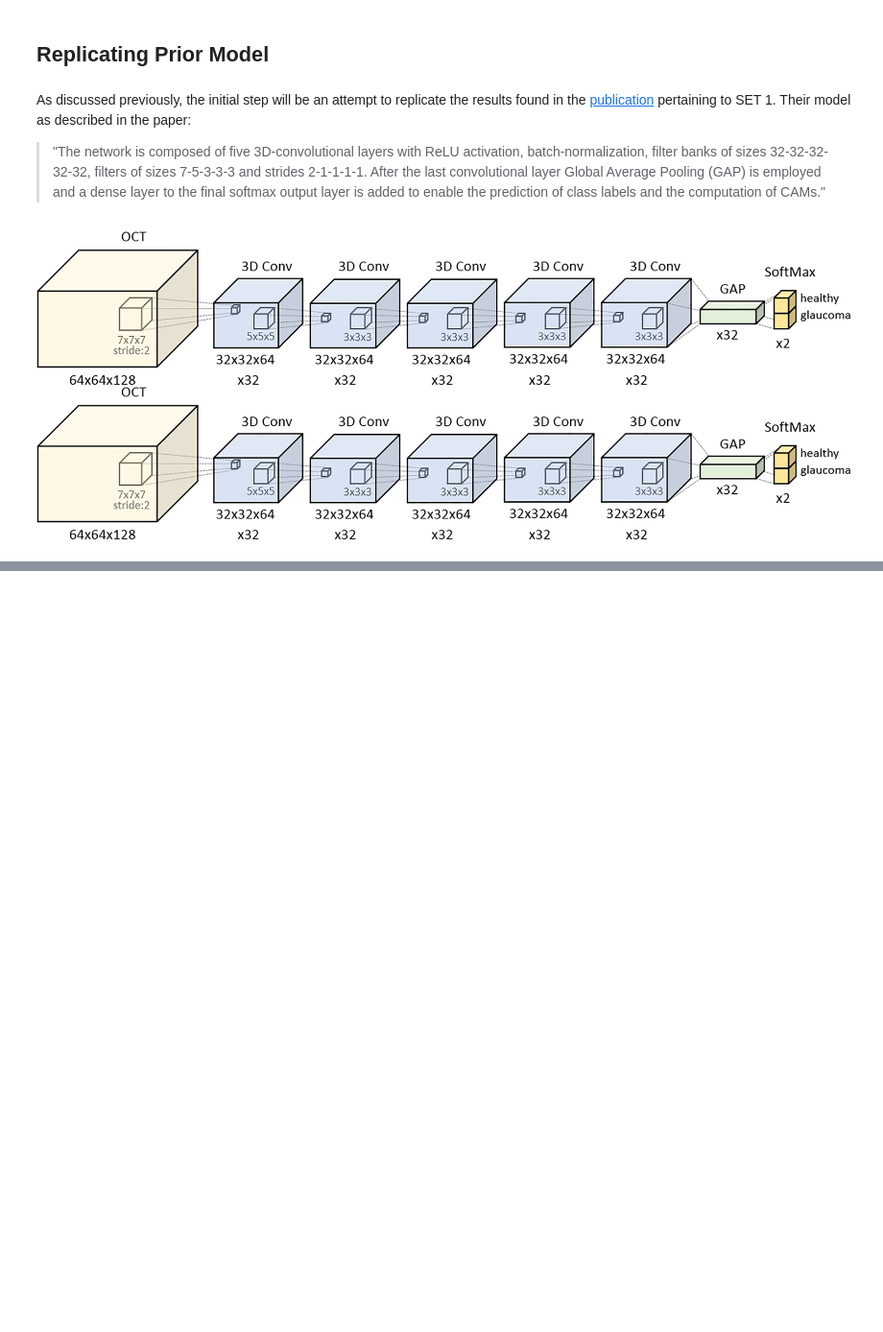
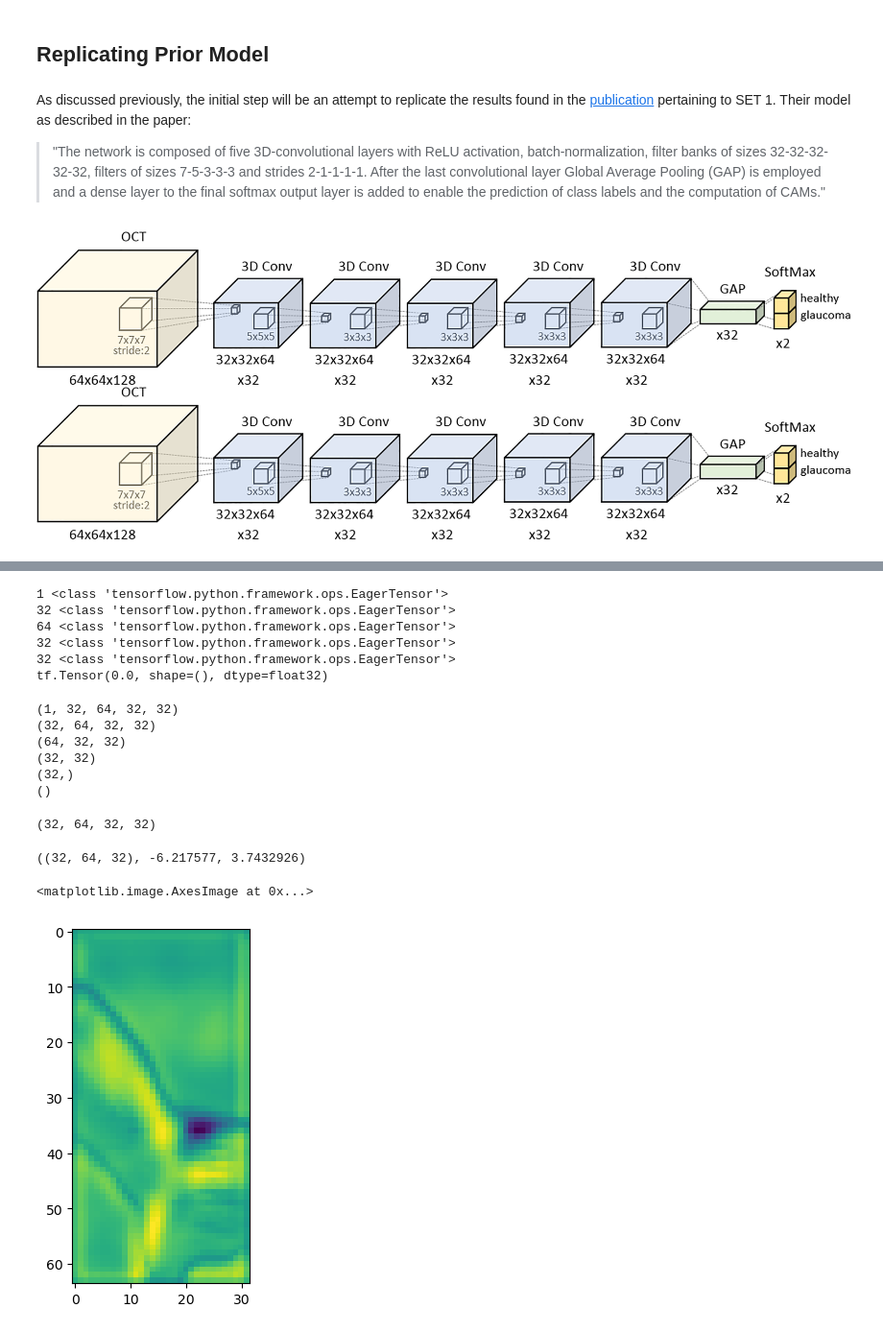
Before and after one commit to tbchuotmd/OCTCV, a Jupyter notebook: p5_Modeling/modeling.ipynb, the cells around one changed output, grey strips where cells are left out. Shown at 96% size. Cells and saved outputs as stored; diff of their text form; code cells hidden in the pictures; blank space fills up the shorter version.

Commit message:
resolved shape error with modeling based on new preprocessed data (modeling.ipynb now working like CNN_practice.ipynb); some additional code regarding CAM visualization added

```diff
--- a/p5_Modeling/modeling.ipynb
+++ b/p5_Modeling/modeling.ipynb
@@ -147,8 +160,8 @@ model.compile(
 
 # Load volumes for 3D CNN training and run fit
 history = model.fit(
-    load_images(vX_train_paths),vy_train,
-    validation_data=(load_images(vX_test_paths),vy_test),
+    load_images(vX_train_paths,normalized=True),vy_train,
+    validation_data=(load_images(vX_test_paths,normalized=True),vy_test),
     epochs=100,
     batch_size=8,
     callbacks=[early_stop]
@@ -168,0 +278,55 @@ plt.title('AUC over Epochs')
+# %%
+inputs = model.layers[0].input
+outputs = model.layers[14].output
+
+# create a usable function from the last convolutional layer
+lastConv = kerasModel(inputs,outputs)
+final_dense_weights = model.layers[-1].weights[0].numpy()
+sample=0
+if sample < len(vX_test_paths):
+    sample = load_images(vX_test_paths)[sample][np.newaxis,...]
+
+# Apply the last convolution
+convolved_sample = lastConv(sample)
+# %%
+print(len(convolved_sample),type(convolved_sample))
+print(len(convolved_sample[0]),type(convolved_sample[0]))
+print(len(convolved_sample[0][0]),type(convolved_sample[0][0]))
+print(len(convolved_sample[0][0][0]),type(convolved_sample[0][0][0]))
+print(len(convolved_sample[0][0][0][0]),type(convolved_sample[0][0][0][0]))
+try:
+    print(len(convolved_sample[0][0][0][0][0]),type(convolved_sample[0][0][0][0][0]))
+except:
+    print(convolved_sample[0][0][0][0][0])
+# %% [output]
+1 <class 'tensorflow.python.framework.ops.EagerTensor'>
+32 <class 'tensorflow.python.framework.ops.EagerTensor'>
+64 <class 'tensorflow.python.framework.ops.EagerTensor'>
+32 <class 'tensorflow.python.framework.ops.EagerTensor'>
+32 <class 'tensorflow.python.framework.ops.EagerTensor'>
+tf.Tensor(0.0, shape=(), dtype=float32)
+# %%
+print(convolved_sample.numpy().shape)
+print(convolved_sample[0].numpy().shape)
+print(convolved_sample[0][0].numpy().shape)
+print(convolved_sample[0][0][0].numpy().shape)
+print(convolved_sample[0][0][0][0].numpy().shape)
+print(convolved_sample[0][0][0][0][0].numpy().shape)
+# %% [output]
+(1, 32, 64, 32, 32)
+(32, 64, 32, 32)
+(64, 32, 32)
+(32, 32)
+(32,)
+()
+# %%
+featMaps = convolved_sample[0].numpy()
+featMaps.shape
+# %% [output]
+(32, 64, 32, 32)
+# %%
+classIndex=1
+cam = np.tensordot(featMaps,final_dense_weights[:,classIndex],axes=([3],[0]))
+cam.shape, cam.min(),cam.max()
+# %% [output]
+((32, 64, 32), -6.217577, 3.7432926)
@@ -168,0 +338,7 @@ plt.title('AUC over Epochs')
+# %%
+# plt.imshow(cam_img_full[32,:,:])
+plt.imshow(zoom(cam,zoom=(2,2,2),order=1)[32,:,:])
+plt.imshow(cam[16,:,:])
+# %% [output]
+<matplotlib.image.AxesImage at 0x...>
+[figure, added]
```
Also changed, not shown: parts of 18 cells of this notebook, 7 other files.
